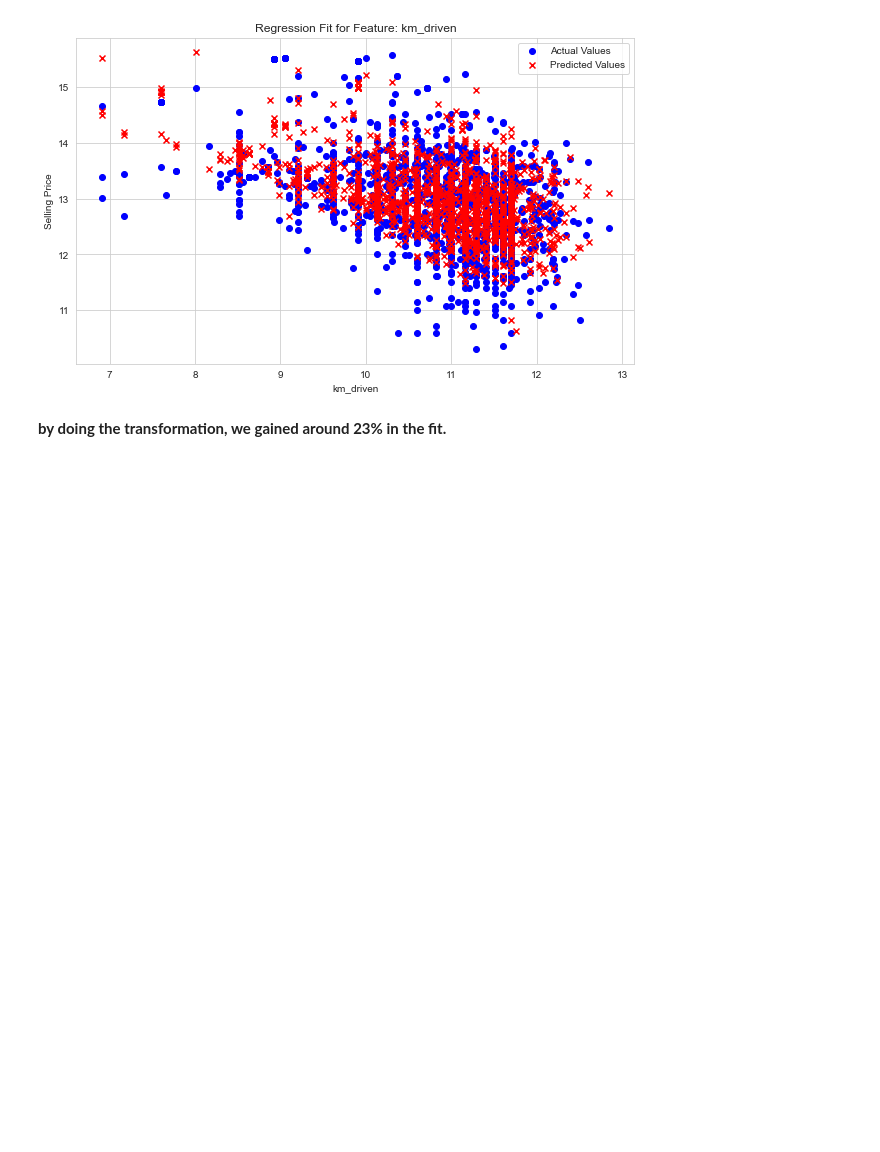
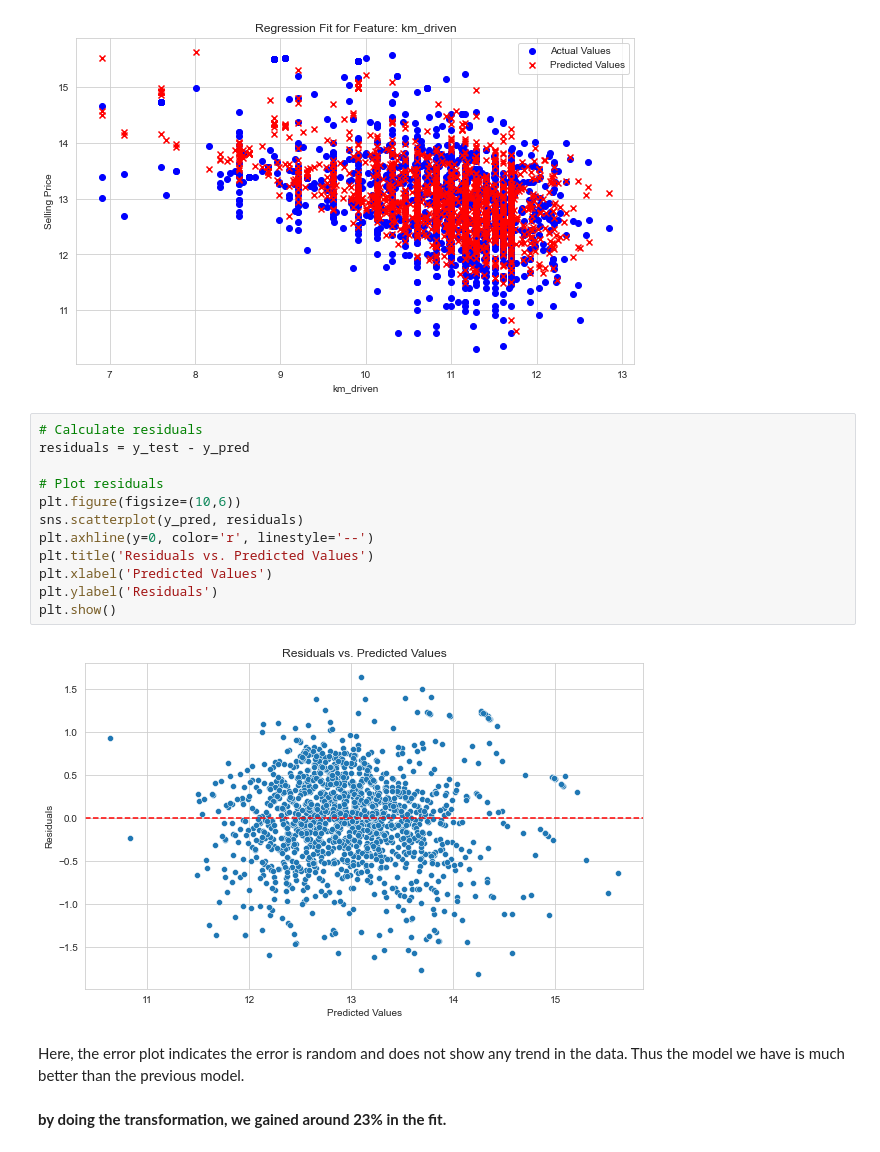
Before and after one commit to AhmedAredah/MachineLearningBasics, a Jupyter notebook: posts/2.Regression/LinearRegression.ipynb, the cells around one changed output. Drawn from its saved outputs; the diff is of its cells as text; blank space fills up the shorter version.

```diff
--- a/posts/2.Regression/NumericalDataPrediction.ipynb
+++ b/posts/2.Regression/LinearRegression.ipynb
@@ -453,6 +471,22 @@ plt.grid(True)
 plt.show()
 # %% [output]
 [figure]
+# %%
+# Calculate residuals
+residuals = y_test - y_pred
+
+# Plot residuals
+plt.figure(figsize=(10,6))
+sns.scatterplot(y_pred, residuals)
+plt.axhline(y=0, color='r', linestyle='--')
+plt.title('Residuals vs. Predicted Values')
+plt.xlabel('Predicted Values')
+plt.ylabel('Residuals')
+plt.show()
+# %% [output]
+[figure, added]
+# %% [markdown]
+Here, the error plot indicates the error is random and does not show any trend in the data. Thus the model we have is much better than the previous model.
 # %% [markdown]
 **by doing the transformation, we gained around 23% in the fit.**
 # %% [markdown]
```
Also changed, not shown: parts of 8 cells of this notebook, 21 other files.
